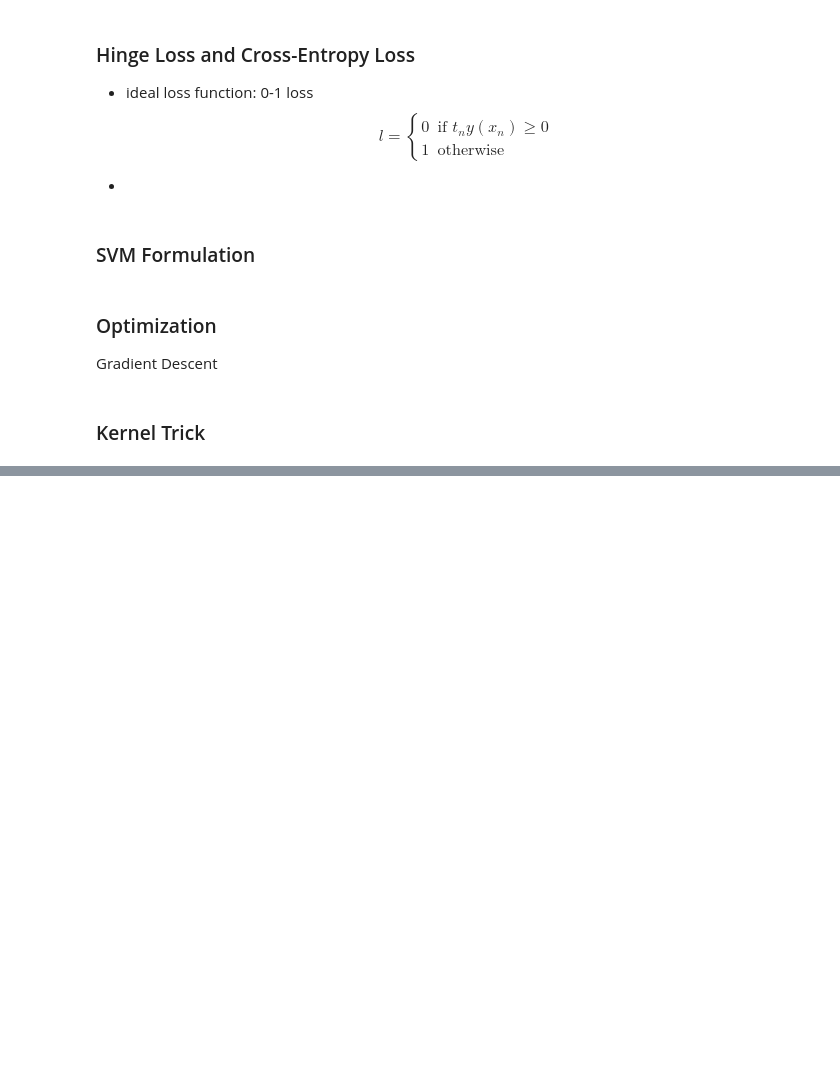
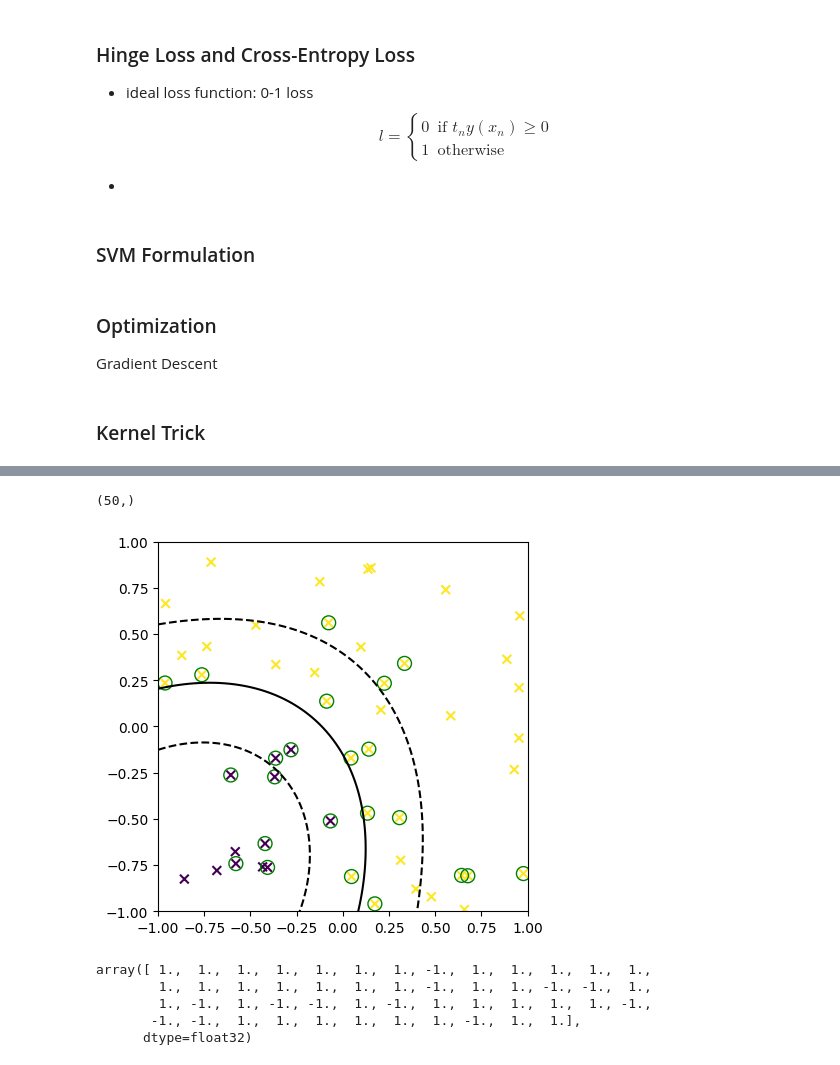
Before and after one commit to YangyangFu/mlax, a Jupyter notebook: 6-support-vector-machine.ipynb, the cells around one changed output, grey strips where cells are left out. Saved outputs shown, nothing was run; the diff lists cells and outputs as text; code cells hidden in the pictures; blank space fills up the shorter version.

```diff
--- a/6-support-vector-machine.ipynb
+++ b/6-support-vector-machine.ipynb
@@ -102,0 +69,57 @@ No GPU/TPU found, falling back to CPU. (Set TF_CPP_MIN_LOG_LEVEL=0 and rerun for
+# %%
+def create_toy_data():
+    x = np.random.uniform(-1, 1, 100).reshape(-1, 2)
+    y = x < 0
+    y = (y[:, 0] * y[:, 1]).astype(np.float32)
+    return x, np.sign(1 - 2 * y)
+
+# Prepare data.
+X, y = create_toy_data()
+#X = preprocessing.Normalizer().fit_transform(X)
+#y = jnp.array(y * 2. - 1)  # Transform labels from {0, 1} to {-1., 1.}.
+
+C = 2
+
+# Compare the obtained dual coefficients.
+# kernels
+linear_kernel = Linear()
+rbf_kernel = RadialBasisFunction()
+rbf_kernel_params = {'variance': 1.0, 'length_scale': 1.0}
+
+# svc
+svc = BinarySVC(kernel=rbf_kernel, kernel_params=rbf_kernel_params, C=C)
+beta, sv_index = svc.fit(X, y)
+sv_x = X[sv_index]
+sv_y = y[sv_index]
+
+# predict
+#svc_predict = jax.jit(svc.predict)
+svc_predict = svc.predict
+y_predict = svc_predict(X_test=X,
+                        X_train=X,
+                        y_train=y,
+                        beta=beta,
+                        sv_index=sv_index)
+print(y_predict.shape)
+x0, x1 = jnp.meshgrid(jnp.linspace(-1, 1, 100), jnp.linspace(-1, 1, 100))
+x = jnp.array([x0, x1]).reshape(2, -1).T
+
+plt.scatter(X[:, 0], X[:, 1], s=40, c=y, marker="x")
+plt.scatter(sv_x[:, 0], sv_x[:, 1], s=100, facecolor="none", edgecolor="g")
+plt.contour(
+    x0, x1, svc.distance(x, X, y, beta, sv_index).reshape(100, 100),
+    jnp.arange(-1, 2), colors="k", linestyles=("dashed", "solid", "dashed"))
+plt.xlim(-1, 1)
+plt.ylim(-1, 1)
+plt.gca().set_aspect("equal", adjustable="box")
+# %% [output]
+(50,)
+[figure, added]
+# %%
+y
+# %% [output]
+array([ 1.,  1.,  1.,  1.,  1.,  1.,  1., -1.,  1.,  1.,  1.,  1.,  1.,
+        1.,  1.,  1.,  1.,  1.,  1.,  1., -1.,  1.,  1., -1., -1.,  1.,
+        1., -1.,  1., -1., -1.,  1., -1.,  1.,  1.,  1.,  1.,  1., -1.,
+       -1., -1.,  1.,  1.,  1.,  1.,  1.,  1., -1.,  1.,  1.],
+      dtype=float32)
```
Also changed, not shown: parts of 2 cells of this notebook, 1 other file.
